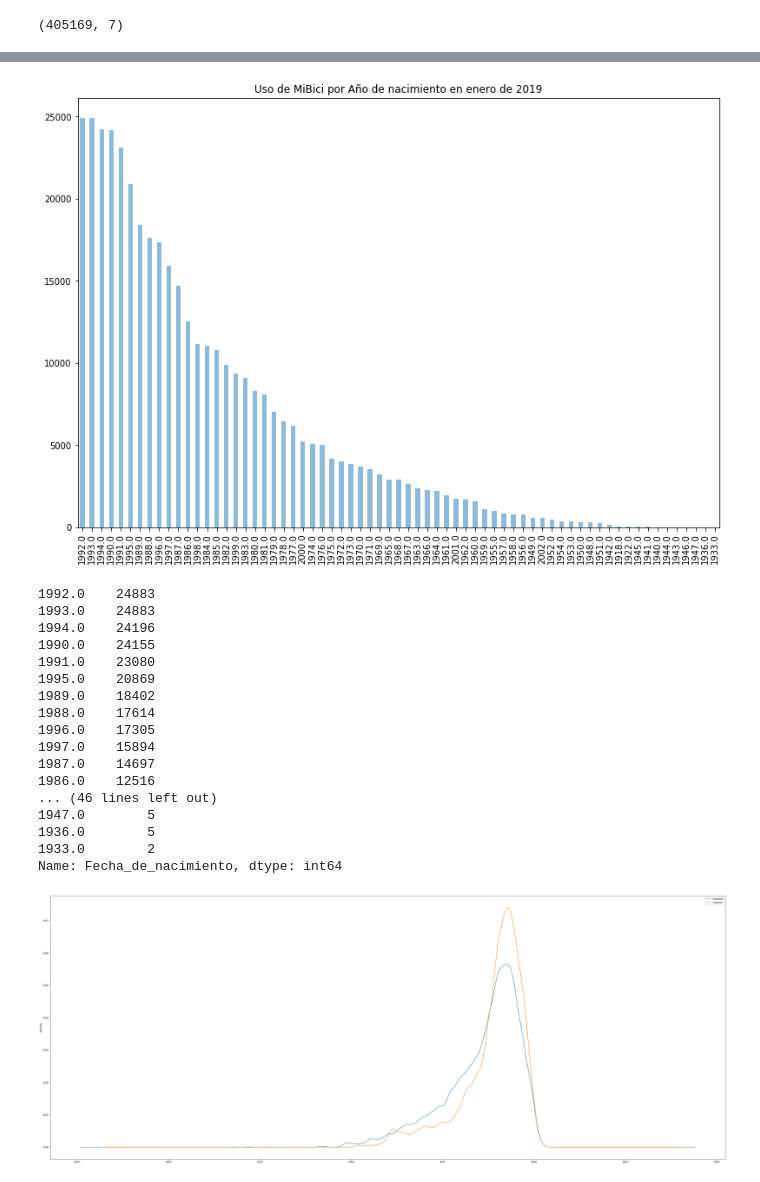
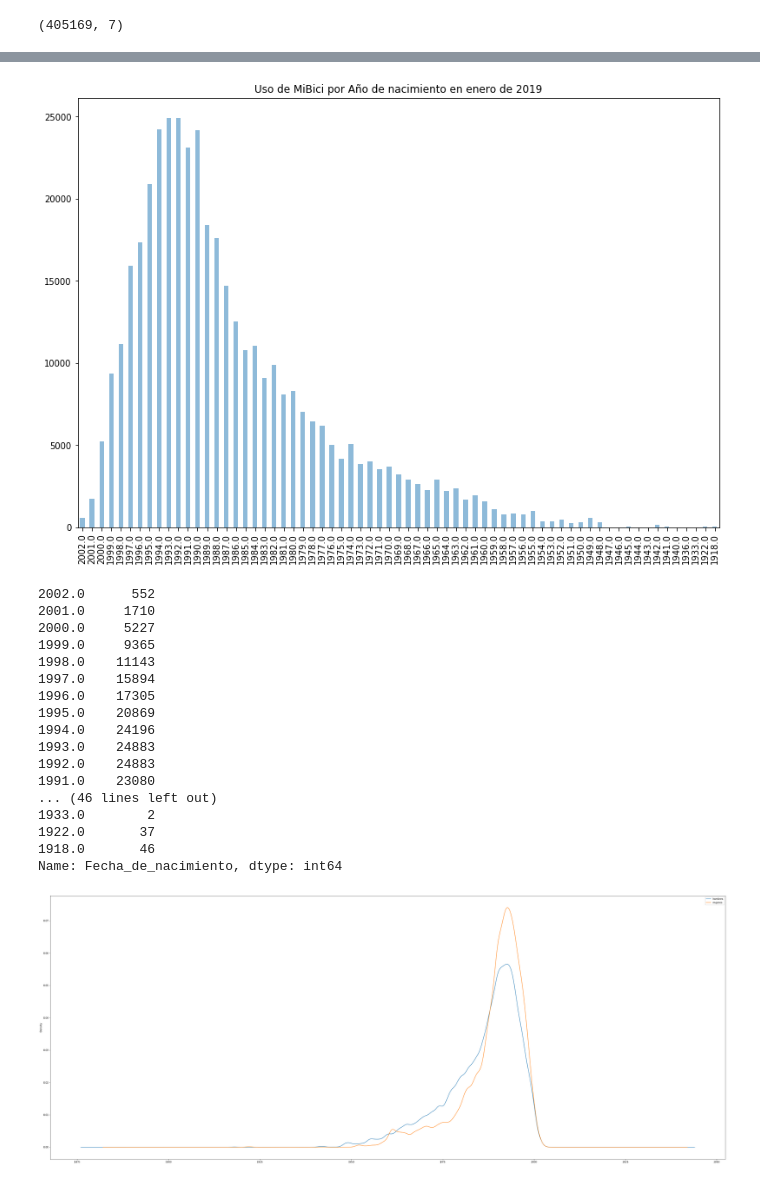
Before and after one commit to PaulinaFranco/mibici-2019, a Jupyter notebook: mibici-2019.ipynb, the cells around one changed output, grey strips where cells are left out. Drawn from its saved outputs; the diff is of its cells as text; code cells hidden in the pictures.

```diff
--- a/mibici-2019.ipynb
+++ b/mibici-2019.ipynb
@@ -53,35 +62,35 @@ plt.show()
 # %%
 #gráfica 3
 plot = plt.figure(figsize=(45,20))
 
 plt.subplot2grid((2,3), (0,0))
-january.Fecha_de_nacimiento.value_counts().plot(kind='bar', alpha=0.5)
+january.Fecha_de_nacimiento.value_counts().sort_index(ascending=False).plot(kind='bar', alpha=0.5)
 plt.title('Uso de MiBici por Año de nacimiento en enero de 2019')
 
 plt.show()
 # %% [output]
-[figure, old version]
+[figure, new version]
 # %%
 #datos para gráfica 4
 
-january.Fecha_de_nacimiento.value_counts()
+january.Fecha_de_nacimiento.value_counts().sort_index(ascending=False)
 # %% [output]
+2002.0      552
+2001.0     1710
+2000.0     5227
+1999.0     9365
+1998.0    11143
+1997.0    15894
+1996.0    17305
+1995.0    20869
+1994.0    24196
+1993.0    24883
 1992.0    24883
-1993.0    24883
-1994.0    24196
-1990.0    24155
 1991.0    23080
-1995.0    20869
-1989.0    18402
-1988.0    17614
-1996.0    17305
-1997.0    15894
-1987.0    14697
-1986.0    12516
 ... (46 lines left out)
-1947.0        5
-1936.0        5
 1933.0        2
+1922.0       37
+1918.0       46
 Name: Fecha_de_nacimiento, dtype: int64
 # %%
 fig = plt.figure(figsize=(50,20))
```
Also changed, not shown: parts of 3 cells of this notebook.
